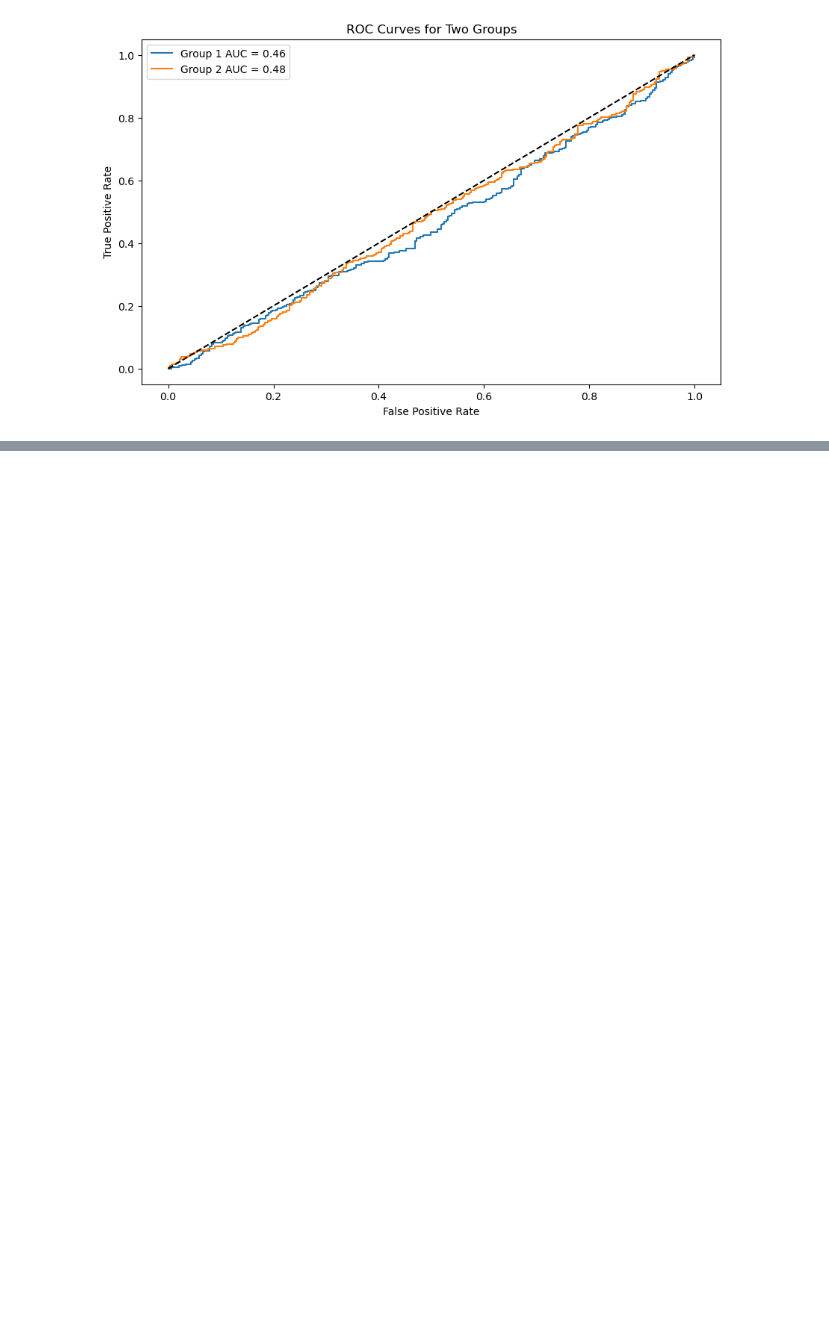
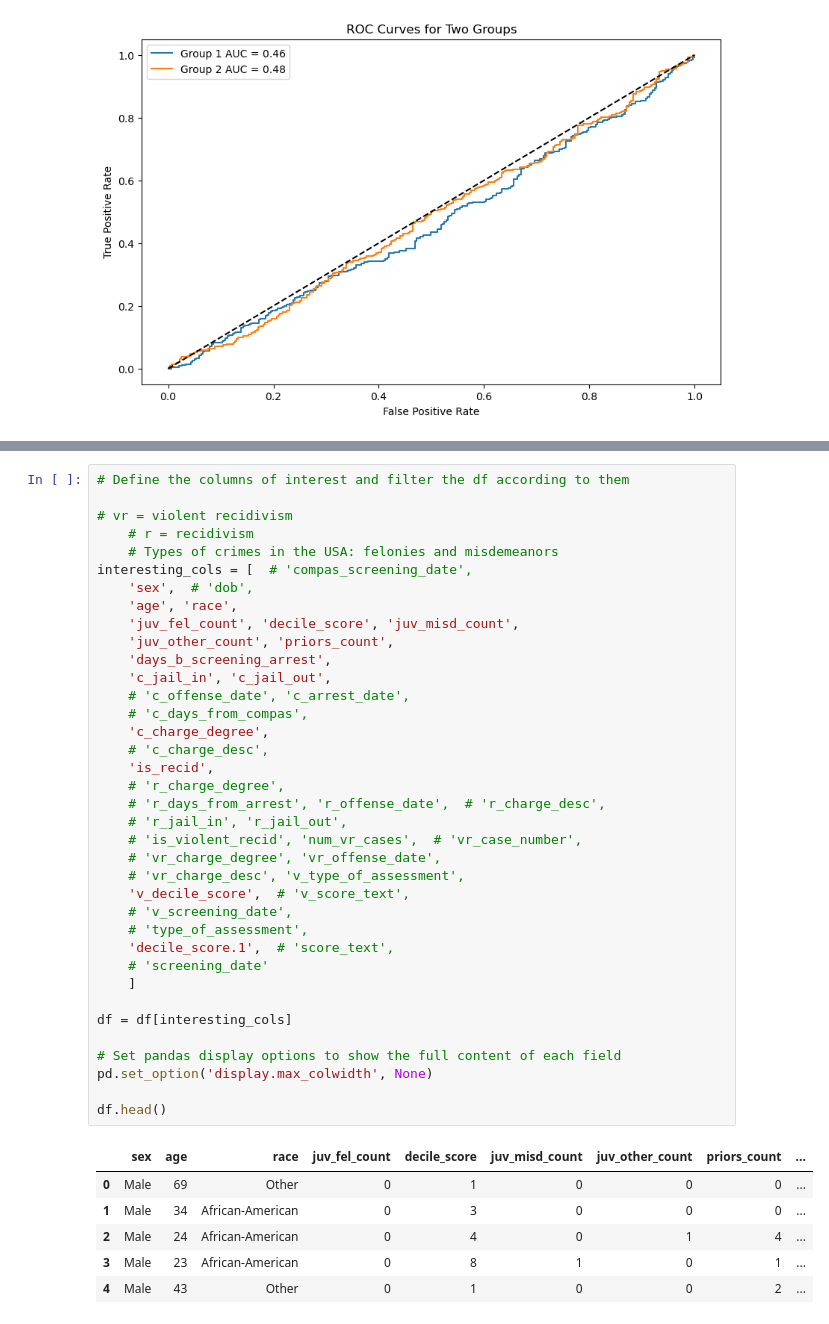
Before and after one commit to tlhaeussler/ensae-fairness-ml-project, a Jupyter notebook: ranking_under_roc_fairness.ipynb, the cells around one changed output, grey strips where cells are left out. Cells and saved outputs as stored; diff of their text form; blank space fills up the shorter version.

```diff
--- a/ranking_under_roc_fairness.ipynb
+++ b/ranking_under_roc_fairness.ipynb
@@ -44,0 +60,44 @@ plt.show()
+# %%
+# Define the columns of interest and filter the df according to them
+
+# vr = violent recidivism
+    # r = recidivism
+    # Types of crimes in the USA: felonies and misdemeanors
+interesting_cols = [  # 'compas_screening_date',
+    'sex',  # 'dob',
+    'age', 'race',
+    'juv_fel_count', 'decile_score', 'juv_misd_count',
+    'juv_other_count', 'priors_count',
+    'days_b_screening_arrest',
+    'c_jail_in', 'c_jail_out',
+    # 'c_offense_date', 'c_arrest_date',
+    # 'c_days_from_compas',
+    'c_charge_degree',
+    # 'c_charge_desc',
+    'is_recid',
+    # 'r_charge_degree',
+    # 'r_days_from_arrest', 'r_offense_date',  # 'r_charge_desc',
+    # 'r_jail_in', 'r_jail_out',
+    # 'is_violent_recid', 'num_vr_cases',  # 'vr_case_number',
+    # 'vr_charge_degree', 'vr_offense_date',
+    # 'vr_charge_desc', 'v_type_of_assessment',
+    'v_decile_score',  # 'v_score_text',
+    # 'v_screening_date',
+    # 'type_of_assessment',
+    'decile_score.1',  # 'score_text',
+    # 'screening_date'
+    ]
+
+df = df[interesting_cols]
+
+# Set pandas display options to show the full content of each field
+pd.set_option('display.max_colwidth', None)
+
+df.head()
+# %% [output]
+|  | sex | age | race | juv_fel_count | decile_score | juv_misd_count | juv_other_count | priors_count | ... |
+| 0 | Male | 69 | Other | 0 | 1 | 0 | 0 | 0 | ... |
+| 1 | Male | 34 | African-American | 0 | 3 | 0 | 0 | 0 | ... |
+| 2 | Male | 24 | African-American | 0 | 4 | 0 | 1 | 4 | ... |
+| 3 | Male | 23 | African-American | 0 | 8 | 1 | 0 | 1 | ... |
+| 4 | Male | 43 | Other | 0 | 1 | 0 | 0 | 2 | ... |
```
Also changed, not shown: parts of 5 cells of this notebook.
